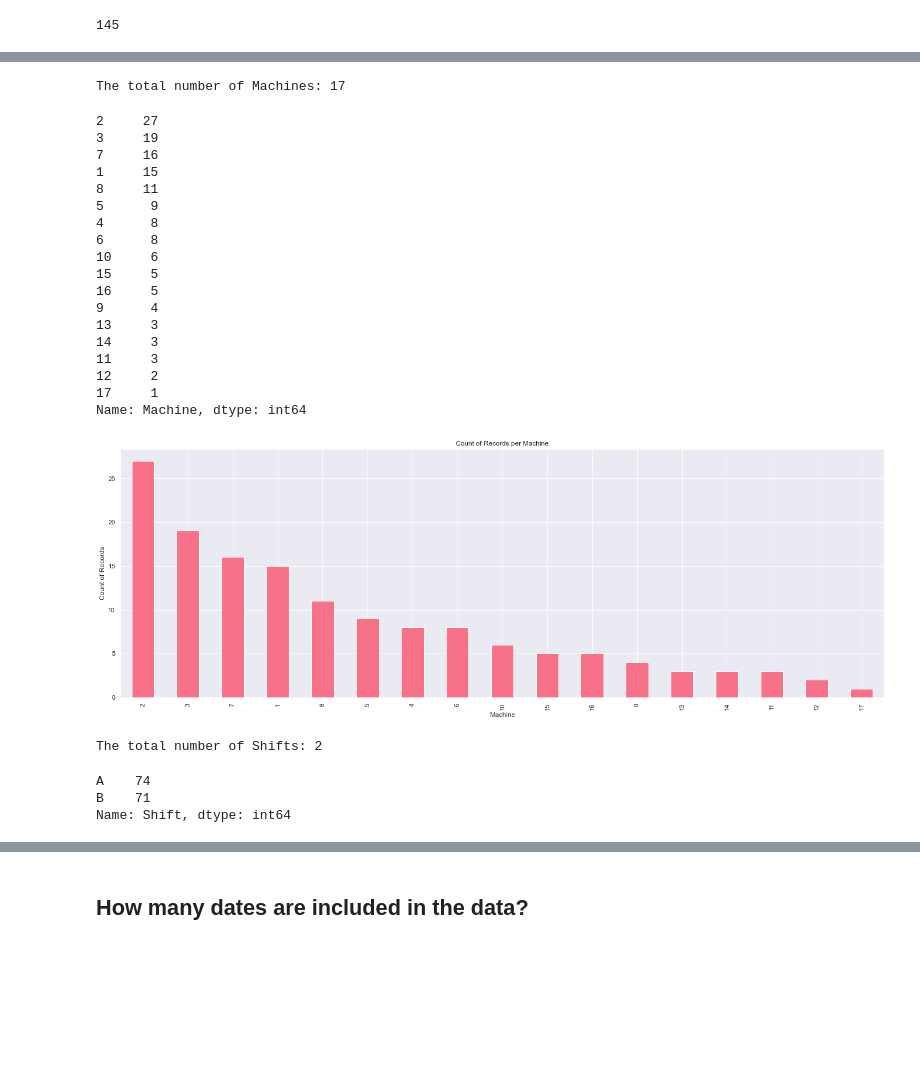
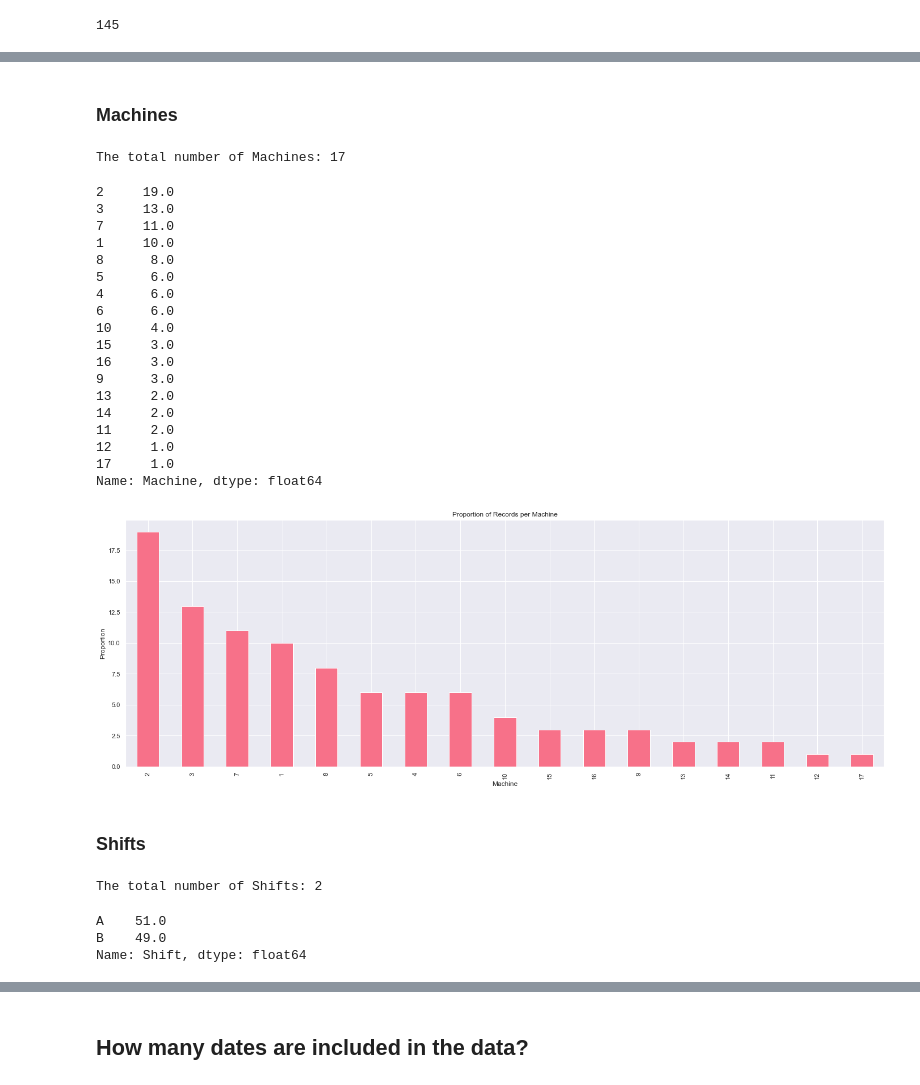
Before and after one commit to vilandao/analytics_onboarding, a Jupyter notebook: EDA.ipynb, the cells around one changed output, grey strips where cells are left out. Drawn from its saved outputs; the diff is of its cells as text; code cells hidden in the pictures; blank space fills up the shorter version.

```diff
--- a/EDA.ipynb
+++ b/EDA.ipynb
@@ -74,10 +83,10 @@ len(df)
 # %%
 # there shouldn't be more than one record per Machine-Shift-Operator-Date combination
 # combine any such records so the resulting record contains the sums of the remaining columns
-more_dupes = df[df.duplicated(subset=['Machine','Shift','Operator','Date'], keep=False)]
+more_dupes = copper_df[copper_df.duplicated(subset=['Machine','Shift','Operator','Date'], keep=False)]
 display(more_dupes)
-df = df.groupby(['Machine','Shift','Operator','Date'], as_index=False).sum()
-len(df)
+copper_df = copper_df.groupby(['Machine','Shift','Operator','Date'], as_index=False).sum()
+len(copper_df)
 # %% [output]
 |  | Machine | Shift | Operator | Date | Cable Failures | Cable Failure Downtime | Other Failures | ... |
 | 4 | 7 | B | 14 | 2020-11-21 | 1 | 55 | 0 | ... |
@@ -91,0 +103,2 @@ len(df)
+# %%
+OPERATOR_FILE = 'data/operator_names.txt'
@@ -91,0 +142,4 @@ len(df)
+# %%
+operator_df = get_operator_names(OPERATOR_FILE)
+operator_df['Operator Name'] = operator_df['First Name'] + ' ' + operator_df['Last Initial']
+copper_df = copper_df.merge(right=operator_df['Operator Name'], how='left', left_on='Operator', right_index=True)
@@ -104,46 +171,51 @@ sns.set_theme(
+# %% [markdown]
+### Machines
 # %%
-# get the total number of unique Machines in the data as well as how many records exist for each
-machine_counts = df['Machine'].value_counts()
+# get the total number of unique Machines in the data as well as the proportion of the total (i.e. normalized count)
+machine_counts = round(copper_df['Machine'].value_counts(normalize=True),2)*100
 print(f'The total number of Machines: {len(machine_counts)}')
 machine_counts
 # %% [output]
 The total number of Machines: 17
-2     27
-3     19
-7     16
-1     15
-8     11
-5      9
-4      8
-6      8
-10     6
-15     5
-16     5
-9      4
-13     3
-14     3
-11     3
-12     2
-17     1
-Name: Machine, dtype: int64
+2     19.0
+3     13.0
+7     11.0
+1     10.0
+8      8.0
+5      6.0
+4      6.0
+6      6.0
+10     4.0
+15     3.0
+16     3.0
+9      3.0
+13     2.0
+14     2.0
+11     2.0
+12     1.0
+17     1.0
+Name: Machine, dtype: float64
 # %%
-# plot the count of records per machine
+# plot each Machines's proportion of the total
+# HINT: for a simple bar chart you can call .plot() on a pd.Series or pd.DataFrame
 machine_counts.plot(
     kind='bar',
-    title='Count of Records per Machine',
+    title='Proportion of Records per Machine',
     xlabel='Machine',
-    ylabel='Count of Records'
+    ylabel='Proportion'
 );
 # %% [output]
-[figure, old version]
+[figure, new version]
+# %% [markdown]
+### Shifts
 # %%
-# get the total number of unique Shifts in the data as well as how many records exist for each
-shift_counts = df['Shift'].value_counts()
+# get the total number of unique Shifts in the data as well as the proportion of the total (i.e. normalized count)
+shift_counts = round(copper_df['Shift'].value_counts(normalize=True),2)*100
 print(f'The total number of Shifts: {len(shift_counts)}')
 shift_counts
 # %% [output]
 The total number of Shifts: 2
-A    74
-B    71
-Name: Shift, dtype: int64
+A    51.0
+B    49.0
+Name: Shift, dtype: float64
 # %%
```
Also changed, not shown: parts of 33 cells of this notebook, 3 other files.
